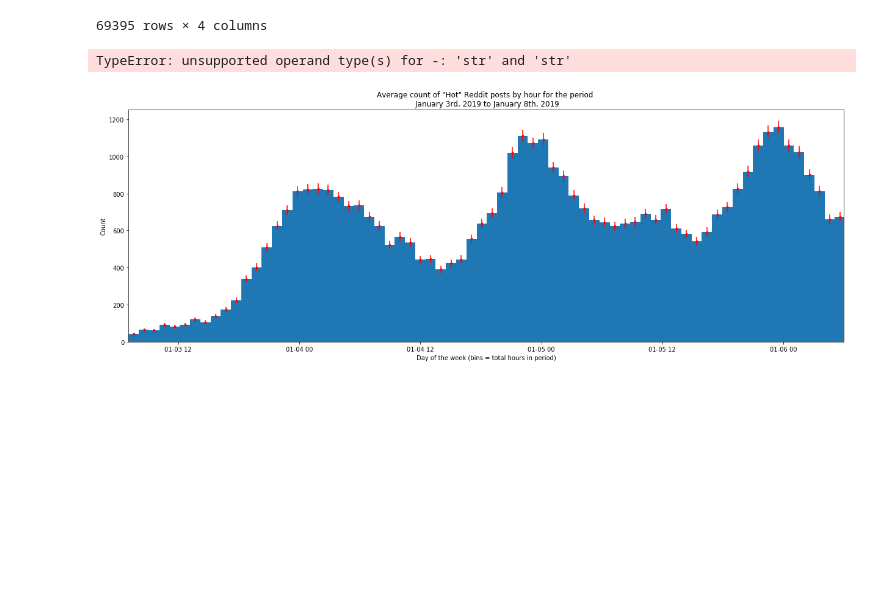
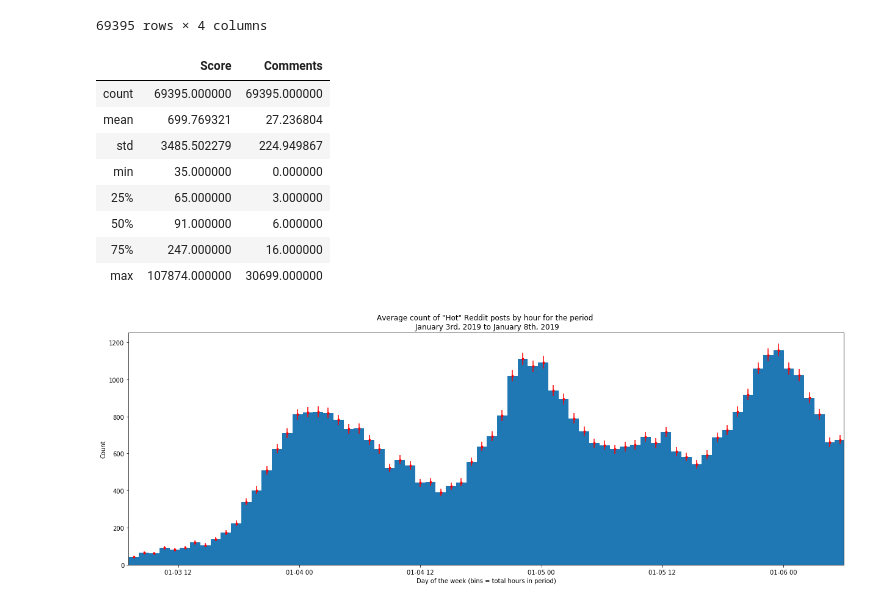
Before and after one commit to Jameshskelton/Simple-Reddit-Scraper, a Jupyter notebook: Scripts/EDA-and-Analysis.ipynb, the cells around one changed output. Cells and saved outputs as stored; diff of their text form; code cells hidden in the pictures; blank space fills up the shorter version.

```diff
--- a/Scripts/EDA-and-Analysis.ipynb
+++ b/Scripts/EDA-and-Analysis.ipynb
@@ -57,28 +58,33 @@ work
 | 6268836 | elb5dc | 45 | 1 | 2020-01-07 20:49:58 |
 69395 rows × 4 columns
 # %%
-# Important info
-
-# Next step: do an analysis of the data to determine if there is a significant difference in
-# average score values in the beginning of the day, and the end of the day. then do the same for comments
-
+# Important info: this contains some basic info to inform eda
+work.describe()
 
 # work.mean()
-# Score avg = 2385.594459
-# Comments avg = 68.359865
-# Total hours = 109
-# work.Score.max() = 151464
-# work.Score.min() = 36
+# Score avg = 699.77
+# Comments avg = 27.23
+# Total hours = 73:25:09
+# work.Score.max() = 107874
+# work.Score.min() = 35
 # comments min = 0
-# comments max = 56981
-# created max= 2020-01-07 21:41:52
+# comments max = 30699
+# created max= 2020-01-06 21:41:52
 # Created min = 2020-01-03 07:04:51
 # work.Created.max()-work.Created.min() =  Timedelta('4 days 14:37:01')
 # After checking for data errors, i have removed things after 2020-01-06 8:30:00. I had
 # somehow scraped posts from those dates despite stopping to scrape at that max time
-# time delta = 3 days, 1 hour, 25 minutes and 9 seconds
+# time delta = 2 days, 22 hour, 55 minutes and 9 seconds
 # %% [output]
-TypeError: unsupported operand type(s) for -: 'str' and 'str'
+|  | Score | Comments |
+| count | 69395.000000 | 69395.000000 |
+| mean | 699.769321 | 27.236804 |
+| std | 3485.502279 | 224.949867 |
+| min | 35.000000 | 0.000000 |
+| 25% | 65.000000 | 3.000000 |
+| 50% | 91.000000 | 6.000000 |
+| 75% | 247.000000 | 16.000000 |
+| max | 107874.000000 | 30699.000000 |
 # %%
 # Here we show a histogram by day of the counts of posts binned into hours
 work.sort_values(by=['Score'], ascending = False, inplace = True)
```
Also changed, not shown: parts of 13 cells of this notebook, 2 other files.
